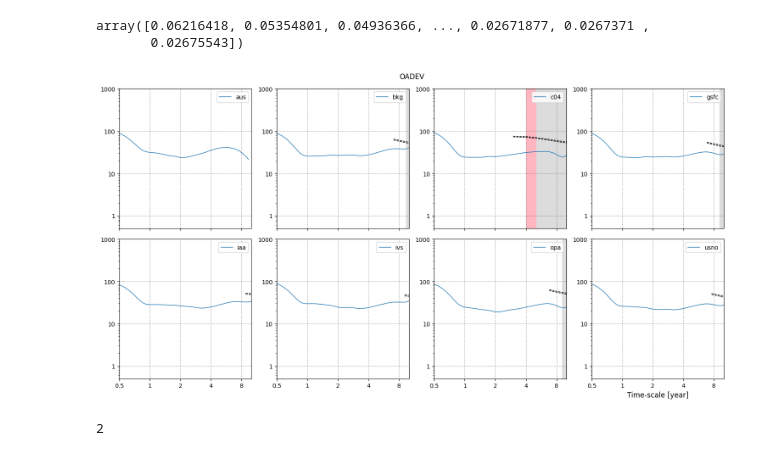
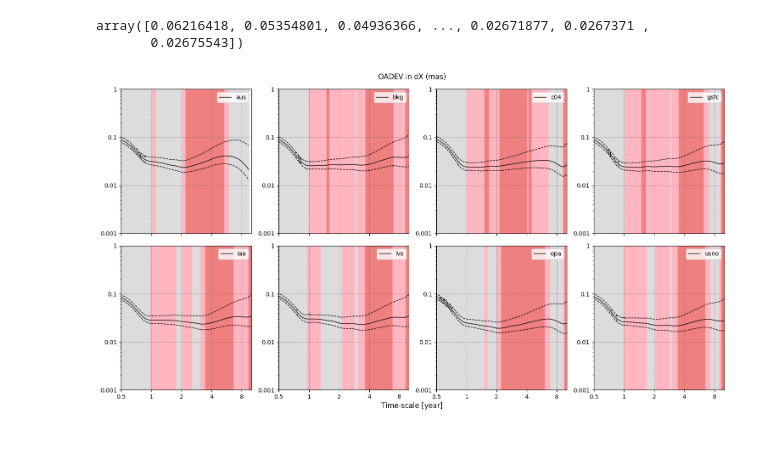
Before and after one commit to verasha/radio-sources, a Jupyter notebook: Nutation/Nutation.ipynb, the cells around one changed output. Saved outputs shown, nothing was run; the diff lists cells and outputs as text; code cells hidden in the pictures.

```diff
--- a/Nutation/Nutation.ipynb
+++ b/Nutation/Nutation.ipynb
@@ -122,48 +102,44 @@ ci_dX = {}
 
 for method, df in dfs.items():
     # Calculate CI
-    ci_low, ci_high = allanself.confidence_int(df['dX'].values*1000,df['sigma_dX'].values*1000,allanstds_dX[method]['allanstd']*1000,modified=False,overlapping=True,devtype='allan')
+    ci_low, ci_high = allanself.confidence_int(df['dX'].values,df['sigma_dX'].values,allanstds_dX[method]['allanstd'],modified=False,overlapping=True,devtype='allan')
 
     ci_dX[method] = {'low': ci_low, 'high': ci_high}
 # %%
 fig, axes = plt.subplots(nrows, ncols, figsize=(15, 8), sharex=True)
 axes = axes.flatten()
 
 for i, (method, result) in enumerate(allanstds_dX.items()):
     tau, allanstd = result['tau'], result['allanstd']
-
+    tau_year = [t/365.242198781 for t in tau]
     # Calculate the slopes
     slopes = np.diff(np.log10(allanstd)) / np.diff(np.log10(tau))
 
     # Plot allan_std
-    axes[i].plot([t/365.242198781 for t in tau], allanstd*1000, label=f'{method}', linewidth=1)
+    axes[i].plot(tau_year, allanstd, color = 'black', label=f'{method}', linewidth=1)
 
     # Color background according to the slopes / noise type
-    axes[i].fill_between(tau[1:], 0.1, 10**5, where=(slopes < 0.25), color='gainsboro', linewidth=1, zorder=1)
-    axes[i].fill_between(tau[1:], 0.1, 10**5, where=(-0.25 <= slopes) & (slopes <= 0.25), color='lightpink', linewidth=1)
-    axes[i].fill_between(tau[1:], 0.1, 10**5, where=(slopes > 0.25), color='lightcoral', step='mid', linewidth=1)
+    axes[i].fill_between(tau_year[1:], 0, 10**5, where=(slopes < 0.25), color='gainsboro', linewidth=1, zorder=1)
+    axes[i].fill_between(tau_year[1:], 0, 10**5, where=(-0.25 <= slopes) & (slopes <= 0.25), color='lightpink', linewidth=1)
+    axes[i].fill_between(tau_year[1:], 0, 10**5, where=(slopes > 0.25), color='lightcoral', step='mid', linewidth=1)
 
     # Plot confidence interval
-    axes[i].plot(tau, ci_dX[method]['low'],color='black',linestyle='dashed',linewidth=1)
-    axes[i].plot(tau, ci_dX[method]['high'],color='black',linestyle='dashed',linewidth=1)
+    axes[i].plot(tau_year, ci_dX[method]['low'],color='black',linestyle='dashed',linewidth=1)
+    axes[i].plot(tau_year, ci_dX[method]['high'],color='black',linestyle='dashed',linewidth=1)
 
 
     # Plot settings
     axes[i].set_yscale('log')
     axes[i].set_xscale('log', base=2)
     axes[i].yaxis.set_major_formatter(ticker.FuncFormatter(lambda y, _: '{:g}'.format(y)))
     axes[i].xaxis.set_major_formatter(ticker.FuncFormatter(lambda y, _: '{:g}'.format(y)))
-    axes[i].set_ylim(0.5, 10**3)
+    axes[i].set_ylim(0.001, 1)
     axes[i].set_xlim(0.5, 10)
     axes[i].grid(color='dimgray', linestyle='dotted')
     axes[i].legend()
-plt.xlabel('Time-scale [year]', fontsize=12)
-plt.suptitle('OADEV')
+fig.text(0.5, 0.001, 'Time-scale [year]', ha='center', va='center', fontsize=12)
+plt.suptitle('OADEV in dX (mas)')
 plt.tight_layout()
 plt.show()
 # %% [output]
-[figure, old version]
+[figure, new version]
-# %%
-nrows
-# %% [output]
-2
```
Also changed, not shown: parts of 9 cells of this notebook, 10 other files.
